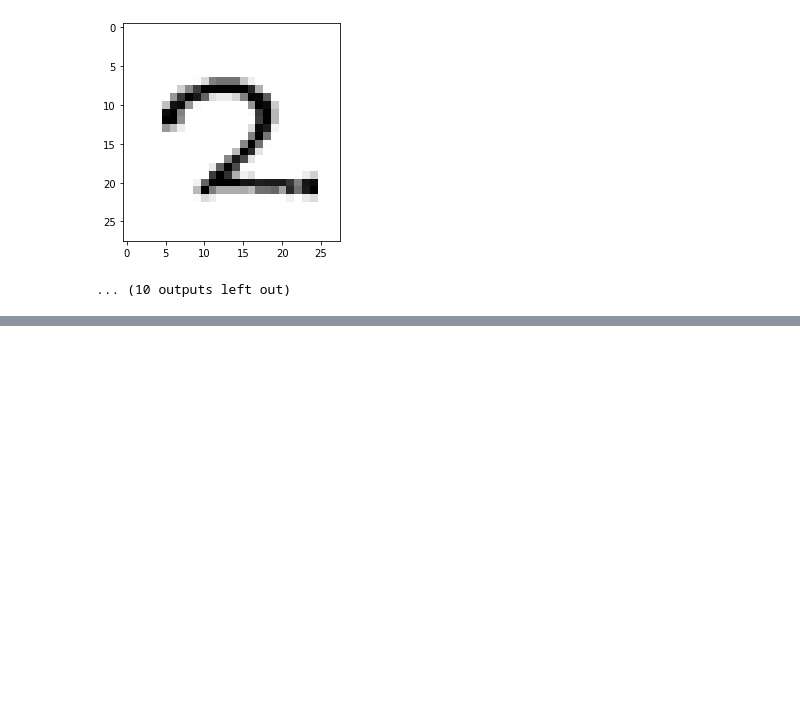
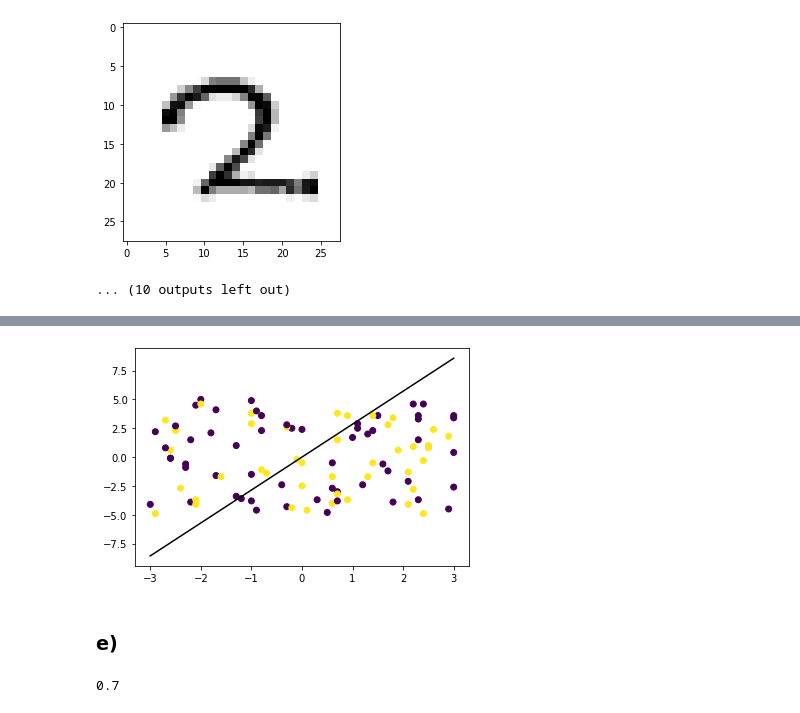
Before and after one commit to hperaltav/tareasmia, a Jupyter notebook: Untitled.ipynb, the cells around one changed output, grey strips where cells are left out. Saved outputs shown, nothing was run; the diff lists cells and outputs as text; code cells hidden in the pictures; blank space fills up the shorter version.

```diff
--- a/Untitled.ipynb
+++ b/Untitled.ipynb
@@ -206,0 +339,16 @@ for j in range(200):
+# %%
+plt.scatter(x2[:,0], x2[:,1], c=y2[:,0])
+
+xmin, xmax = x2[:,0].min(), x2[:,0].max()
+
+w = P_datos1.w
+a = -w[0] / w[1]
+xx = np.linspace(xmin, xmax)
+yy = a * xx
+
+plt.plot(xx, yy, 'k-')
+plt.show()
+# %% [output]
+[figure, added]
+# %% [markdown]
+### e)
@@ -206,0 +362,5 @@ for j in range(200):
+# %%
+#Score
+P_datos1.accuracy(new_data_labels, new_pred_step)
+# %% [output]
+0.7
```
Also changed, not shown: parts of 29 cells of this notebook.
